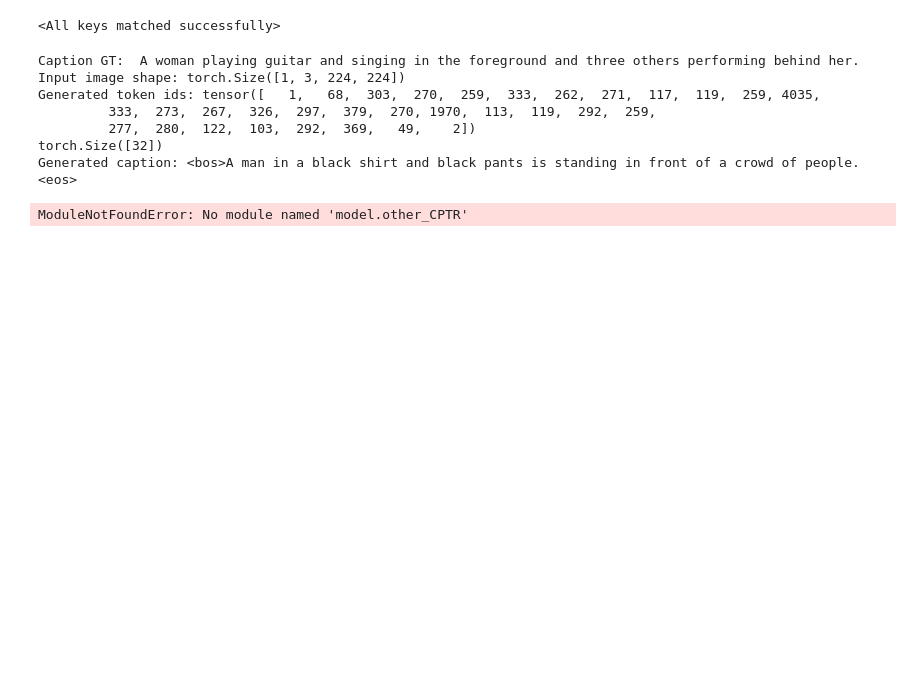
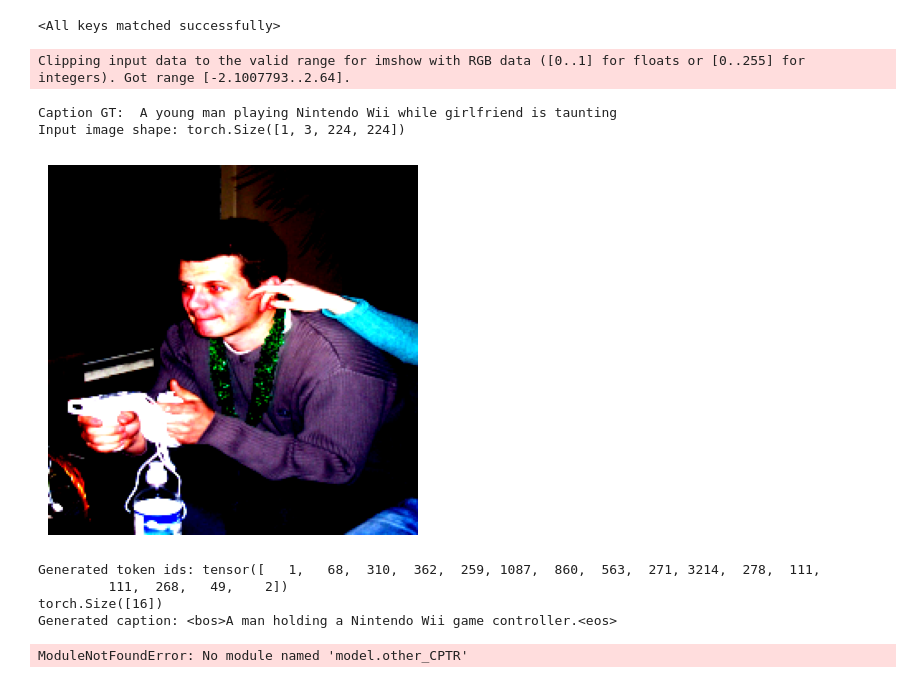
Before and after one commit to Incomprehensible/Transformer-Image-Captioning, a Jupyter notebook: train_model.ipynb, the cells around one changed output. Cells and saved outputs as stored; diff of their text form; code cells hidden in the pictures; blank space fills up the shorter version.

```diff
--- a/train_model.ipynb
+++ b/train_model.ipynb
@@ -521,12 +542,15 @@ linear.weight: torch.Size([9965, 512])
 if config.NUM_FREEZE_EPOCHS > 0:
     # Train the model for freezing phase
     results = train(model=transformer,
-                           train_dataloader=train_dataloader,
-                           test_dataloader=test_dataloader,
-                           optimizer=optimizer,
-                           scheduler=scheduler,
-                           loss_fn=loss_fn,
-                           epochs=config.NUM_FREEZE_EPOCHS,
-                           device=device)
+                    tokenizer=tokenizer,
+                    train_dataloader=train_dataloader,
+                    test_dataloader=test_dataloader,
+                    optimizer=optimizer,
+                    scheduler=scheduler,
+                    loss_fn=loss_fn,
+                    epochs=config.NUM_FREEZE_EPOCHS,
+                    device=device,
+                    early_stop_patience=config.EARLY_STOPPING_PATIENCE,
+                    early_stop_delta=config.EARLY_STOPPING_DELTA)
     print('Completed freezing phase.')
 # %% [output]
@@ -589,12 +623,15 @@ torch.cuda.empty_cache()
 # %%
 # Train the model for the rest of the epochs and save the training results to a dictionary
 results = train(model=transformer,
-                       train_dataloader=train_dataloader,
-                       test_dataloader=test_dataloader,
-                       optimizer=optimizer,
-                       scheduler=scheduler,
-                       loss_fn=loss_fn,
-                       epochs=config.NUM_EPOCHS,
-                       device=device)
+                tokenizer=tokenizer,
+                train_dataloader=train_dataloader,
+                test_dataloader=test_dataloader,
+                optimizer=optimizer,
+                scheduler=scheduler,
+                loss_fn=loss_fn,
+                epochs=config.NUM_EPOCHS,
+                device=device,
+                early_stop_patience=config.EARLY_STOPPING_PATIENCE,
+                early_stop_delta=config.EARLY_STOPPING_DELTA)
 print('Completed training.')
 # %% [output]
@@ -674,29 +712,36 @@ Initialized ViT Encoder: google/vit-base-patch16-224-in21k
 # %%
 transformer.eval()
 
-batch = next(iter(train_dataloader))
+batch = next(iter(test_dataloader))
 image = batch["pixel_values"][0].unsqueeze(0).to(device)
 print('Caption GT: ', batch["description"][0])
 print('Input image shape:', image.shape)
+# plot input image
+img = image[0].cpu().permute(1, 2, 0).numpy()
+plt.imshow(img)
+plt.axis('off')
+plt.show()
+
 tokens = transformer.generate(image,
         bos_token=tokenizer.get_vocab()[config.SpecialTokens.BOS.value],
         eos_token=tokenizer.get_vocab()[config.SpecialTokens.EOS.value],
         max_len=L,
         device=device)
 if not isinstance(tokens, torch.Tensor):
         tokens = torch.tensor(tokens)
 print('Generated token ids:', tokens)
 print(tokens.shape)
 decoded_caption = tokenizer.decode(tokens)
 print('Generated caption:', decoded_caption)
 # %% [output]
-Caption GT:  A woman playing guitar and singing in the foreground and three others performing behind her.
-Input image shape: torch.Size([1, 3, 224, 224])
-Generated token ids: tensor([   1,   68,  303,  270,  259,  333,  262,  271,  117,  119,  259, 4035,
-         333,  273,  267,  326,  297,  379,  270, 1970,  113,  119,  292,  259,
-         277,  280,  122,  103,  292,  369,   49,    2])
-torch.Size([32])
-Generated caption: <bos>A man in a black shirt and black pants is standing in front of a crowd of people.<eos>
+Clipping input data to the valid range for imshow with RGB data ([0..1] for floats or [0..255] for integers). Got range [-2.1007793..2.64].
+Caption GT:  A young man playing Nintendo Wii while girlfriend is taunting
+Input image shape: torch.Size([1, 3, 224, 224])
+[figure, added]
+Generated token ids: tensor([   1,   68,  310,  362,  259, 1087,  860,  563,  271, 3214,  278,  111,
+         111,  268,   49,    2])
+torch.Size([16])
+Generated caption: <bos>A man holding a Nintendo Wii game controller.<eos>
 # %%
 from model.other_CPTR import ImageCaptionModel
 
```
Also changed, not shown: parts of 10 cells of this notebook, 9 other files.
